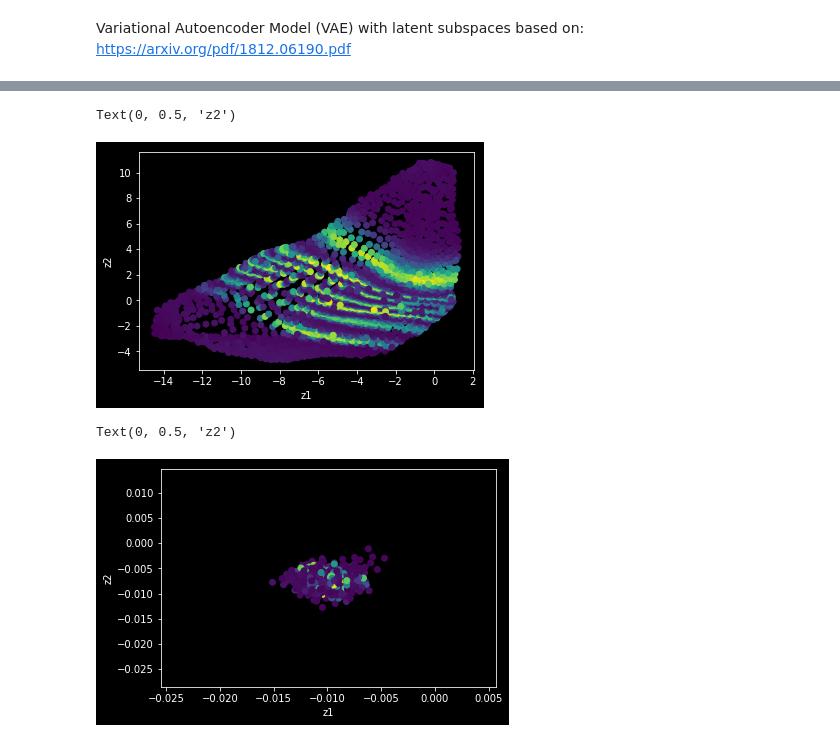
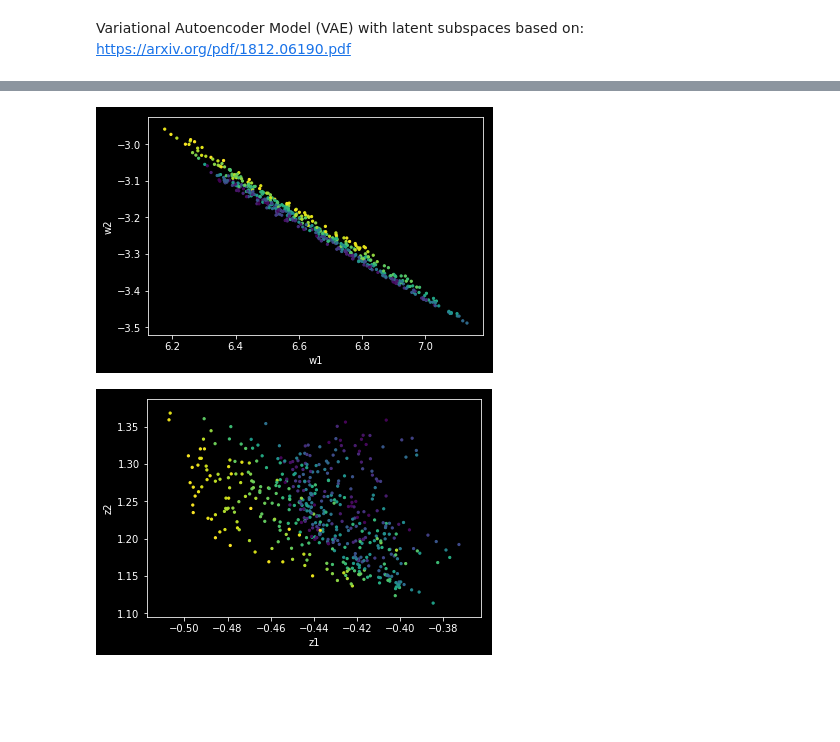
Before and after one commit to dauparas/tensorflow_examples, a Jupyter notebook: VAE_with_latent_subspaces.ipynb, the cells around one changed output, grey strips where cells are left out. Drawn from its saved outputs; the diff is of its cells as text; code cells hidden in the pictures; blank space fills up the shorter version.

```diff
--- a/VAE_with_latent_subspaces.ipynb
+++ b/VAE_with_latent_subspaces.ipynb
@@ -41,0 +29,4 @@ U = U/np.max(np.abs(U), axis=0)
+# %%
+t = np.random.uniform(0.0, 1.0, 500)
+u = np.random.uniform(0.0, 1.0, 500)
+s = np.random.uniform(0.0, 1.0, 500)
@@ -41,0 +45,3 @@ U = U/np.max(np.abs(U), axis=0)
+# %%
+X = np.concatenate((X1, X2, X3, X4, X5, X6, X7, X8, X9), axis=-1) #data
+U=u[:,np.newaxis] #auxiliary data
@@ -42,5 +50,5 @@ U = U/np.max(np.abs(U), axis=0)
 # %%
-#Reconstruction loss
+X#Reconstruction loss
 def x_given_w_z(w, z, output_size):
   with tf.variable_scope('M/x_given_w_z'):
     act = tf.nn.leaky_relu
@@ -49,7 +57,7 @@ def x_given_w_z(w, z, output_size):
     h = tf.layers.dense(h, 8, act)
     h = tf.layers.dense(h, 16, act)
     h = tf.layers.dense(h, 32, act)
-    h = tf.layers.dense(h, 64, act)
+    h = tf.layers.dense(h, 32, act)
     loc = tf.layers.dense(h, output_size)
     #log_variance = tf.layers.dense(x, latent_size)
     #scale = tf.nn.softplus(log_variance)
@@ -63,7 +71,7 @@ def w_given_x_y(x, y, latent_size): #+
     act = tf.nn.leaky_relu
     h = tf.concat((x,y), axis=-1)
 
-    h = tf.layers.dense(h, 64, act)
+    h = tf.layers.dense(h, 32, act)
     h = tf.layers.dense(h, 32, act)
     h = tf.layers.dense(h, 16, act)
     h = tf.layers.dense(h, 8, act)
@@ -79,7 +87,7 @@ def w_given_y(y, y_size):
     act = tf.nn.leaky_relu
     h = y
 
-    h = tf.layers.dense(h, 64, act)
+    h = tf.layers.dense(h, 32, act)
     h = tf.layers.dense(h, 32, act)
     h = tf.layers.dense(h, 16, act)
     h = tf.layers.dense(h, 8, act)
@@ -96,7 +104,7 @@ def z_given_x(x, latent_size): #+
     act = tf.nn.leaky_relu
     h = x
 
-    h = tf.layers.dense(h, 64, act)
+    h = tf.layers.dense(h, 32, act)
     h = tf.layers.dense(h, 32, act)
     h = tf.layers.dense(h, 16, act)
     h = tf.layers.dense(h, 8, act)
@@ -110,7 +118,7 @@ def z_given_x(x, latent_size): #+
 def z_given(latent_size):
   with tf.variable_scope('M/z_given'):
     loc = tf.zeros(latent_size)
-    scale = 0.01*tf.ones(tf.shape(loc))
+    scale = 0.1*tf.ones(tf.shape(loc))
     return tfd.MultivariateNormalDiag(loc, scale)
 
 
@@ -120,7 +128,7 @@ def y_given_z(z, y_size, reuse=None):
     act = tf.nn.leaky_relu
     h = z
 
-    h = tf.layers.dense(h, 64, act)
+    h = tf.layers.dense(h, 32, act)
     h = tf.layers.dense(h, 32, act)
     h = tf.layers.dense(h, 16, act)
     h = tf.layers.dense(h, 8, act)
@@ -136,15 +144,16 @@ tf.reset_default_graph()
 
 x_in = tf.placeholder(tf.float32, shape=[None, X.shape[1]], name='x_in')
 x_out = tf.placeholder(tf.float32, shape=[None, X.shape[1]], name='x_out')
-u_in = tf.placeholder(tf.float32, shape=[None, 3], name='u_in')
+u_in = tf.placeholder(tf.float32, shape=[None, 1], name='u_in')
 
 
-beta = np.array([1000.0, 1.0, 1.0, 1.0, 1.0])
+#beta = np.array([1.0, 0.1, 0.001, 4.0, 4.0])
+beta = np.array([20.0, 0.001, 0.0001, 10.0, 1.0])
 
 z_latent_size = 2
 w_latent_size = 2
 
-M_learning_rate = 1e-3
+M_learning_rate = 1e-4
 N_learning_rate = 1e-4
 
 #KL_w
@@ -169,7 +178,7 @@ rec_loss = tf.losses.mean_squared_error(x_out, rec_out)
 M1 = beta[0]*rec_loss + beta[1]*kl_w + beta[2]*kl_z
 
 yIz = y_given_z(zIx_sample, U.shape[1], reuse=False)
-ent2 = -tf.reduce_mean(-yIz.entropy())
+ent2 = -tf.reduce_mean(yIz.entropy())
 M2 = beta[3]*ent2
 
 M_cost = M1 + M2
@@ -275,14 +323,15 @@ epoch: 5000, rec_loss: 0.004, kl_w: 0.14, kl_z: 0.46
 # %%
-plt.scatter(wIxy_mean_[:,0],wIxy_mean_[:,1], c=df1['eve'].to_numpy(), cmap='viridis');
-plt.xlabel('z1')
-plt.ylabel('z2')
+plt.figure(2)
+plt.scatter(wIxy_mean_[:,0],wIxy_mean_[:,1], c=s, cmap='viridis', s=5.0);
+plt.xlabel('w1');
+plt.ylabel('w2');
 # %% [output]
-Text(0, 0.5, 'z2')
-[figure, old version]
+[figure, new version]
 # %%
-plt.scatter(zIx_mean_[:,0],zIx_mean_[:,1], c=df1['eve'].to_numpy(), cmap='viridis');
-plt.xlabel('z1')
-plt.ylabel('z2')
+plt.figure(3)
+plt.scatter(zIx_mean_[:,0],zIx_mean_[:,1], c=s, cmap='viridis', s=5.0);
+plt.xlabel('z1');
+plt.ylabel('z2');
+plt.show()
 # %% [output]
-Text(0, 0.5, 'z2')
-[figure, old version]
+[figure, new version]
```
Also changed, not shown: parts of 16 cells of this notebook.
